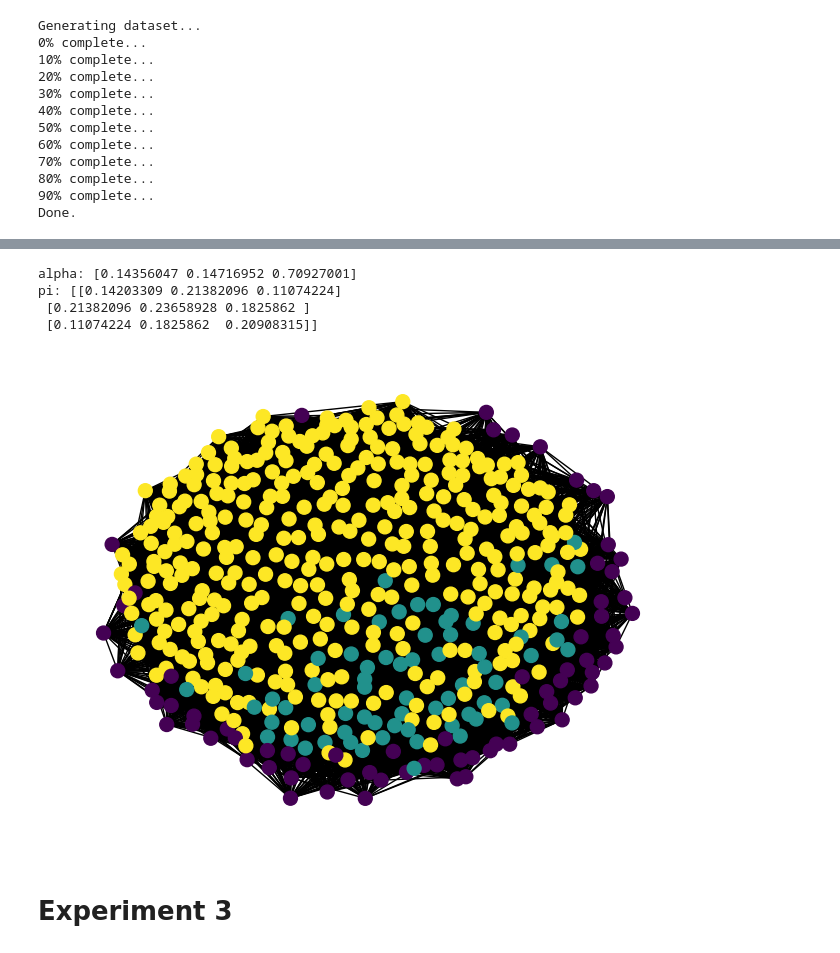
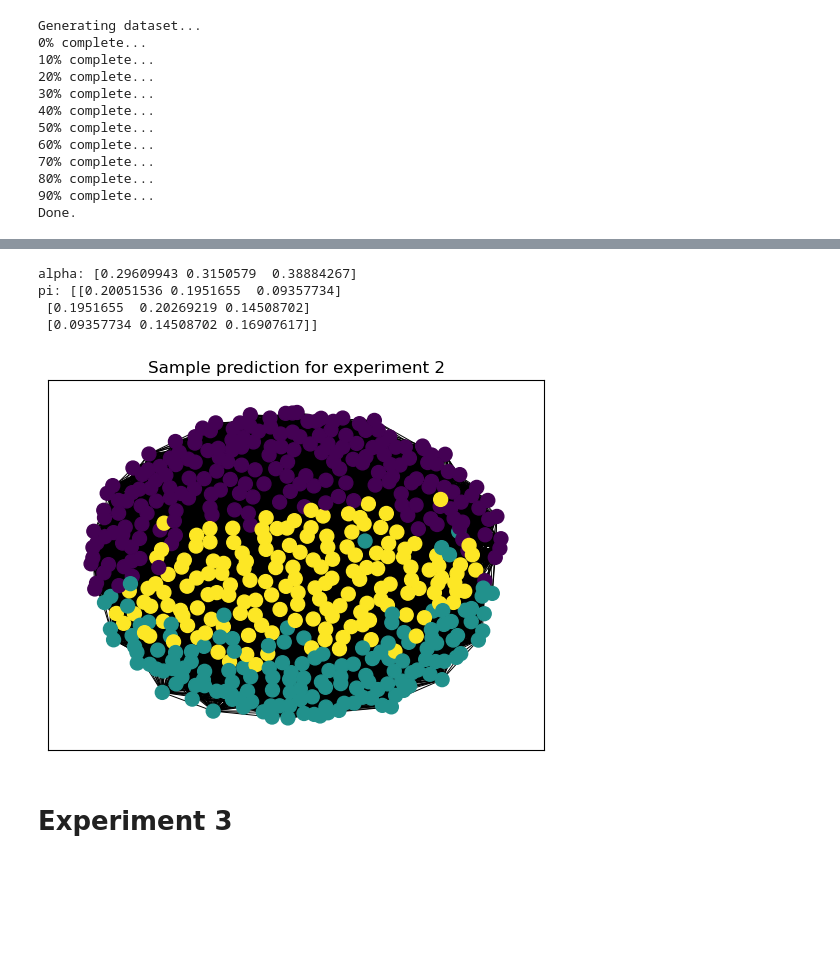
Before and after one commit to bastienlc/SBM-EM, a Jupyter notebook: experiments_SBM.ipynb, the cells around one changed output, grey strips where cells are left out. Saved outputs shown, nothing was run; the diff lists cells and outputs as text; code cells hidden in the pictures; blank space fills up the shorter version.

```diff
--- a/experiments_SBM.ipynb
+++ b/experiments_SBM.ipynb
@@ -99,24 +113,17 @@ launch_experiment(experiment, n_init=5, n_iter=100)
 # %%
 write_report(experiment)
 # %%
-X, Z, alpha, pi = graph_and_params_from_archive(f"SBM/experiment_{experiment}/graph_2.npz")
-alpha_pred, pi_pred, tau_pred = em_algorithm(
-    X,
-    Q=3,
-    n_init=5,
-    iterations=100,
-    implementation='pytorch',
-    verbose=False,
-)
+X, Z, alpha, pi = graph_and_params_from_archive(f"SBM/experiment_{experiment}/graph_7.npz")
+alpha_pred, pi_pred, tau_pred = load_SBM_pred_results(f"SBM/experiment_{experiment}", 7)
 print("alpha:", alpha_pred)
 print("pi:", pi_pred)
-draw_graph(X, tau_pred, tight=True)
+draw_graph(X, tau_pred, tight=True, dense=True, title=f"Sample prediction for experiment {experiment}")
 # %% [output]
-alpha: [0.14356047 0.14716952 0.70927001]
-pi: [[0.14203309 0.21382096 0.11074224]
- [0.21382096 0.23658928 0.1825862 ]
- [0.11074224 0.1825862  0.20908315]]
+alpha: [0.29609943 0.3150579  0.38884267]
+pi: [[0.20051536 0.1951655  0.09357734]
+ [0.1951655  0.20269219 0.14508702]
+ [0.09357734 0.14508702 0.16907617]]
-[figure, old version]
+[figure, new version]
 # %% [markdown]
 # Experiment 3
 # %%
```
Also changed, not shown: parts of 19 cells of this notebook, 4 other files.
